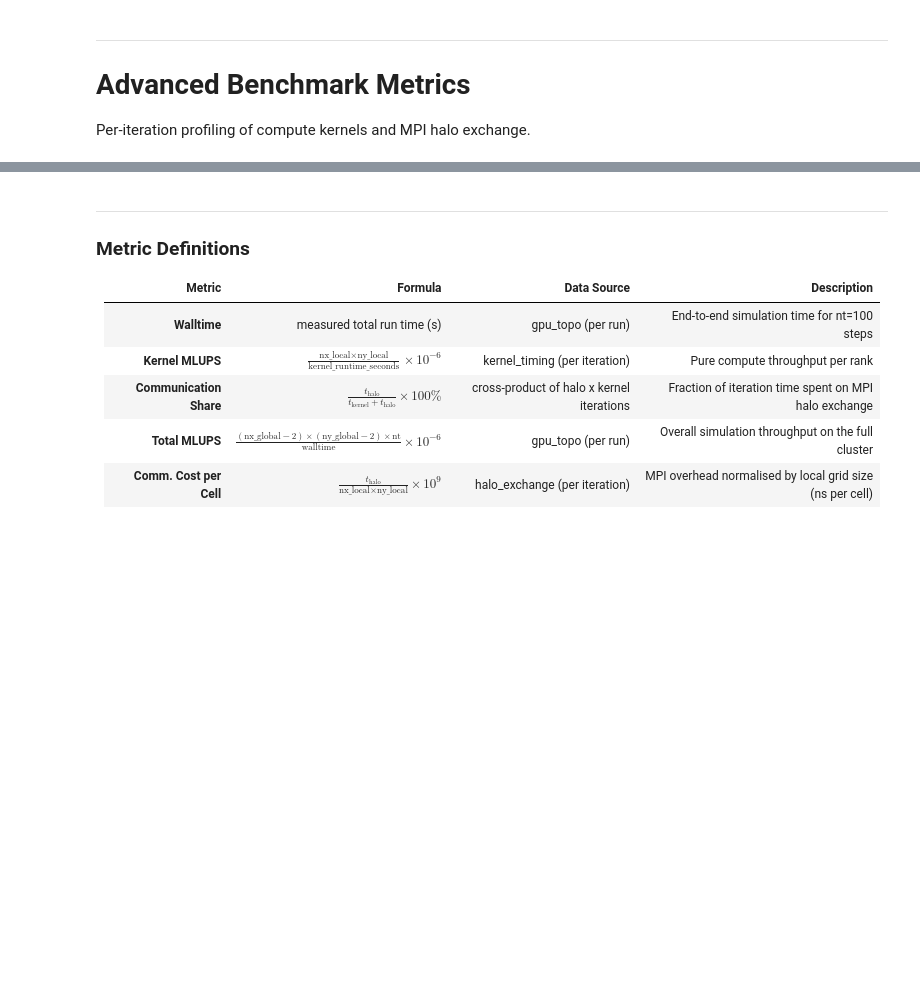
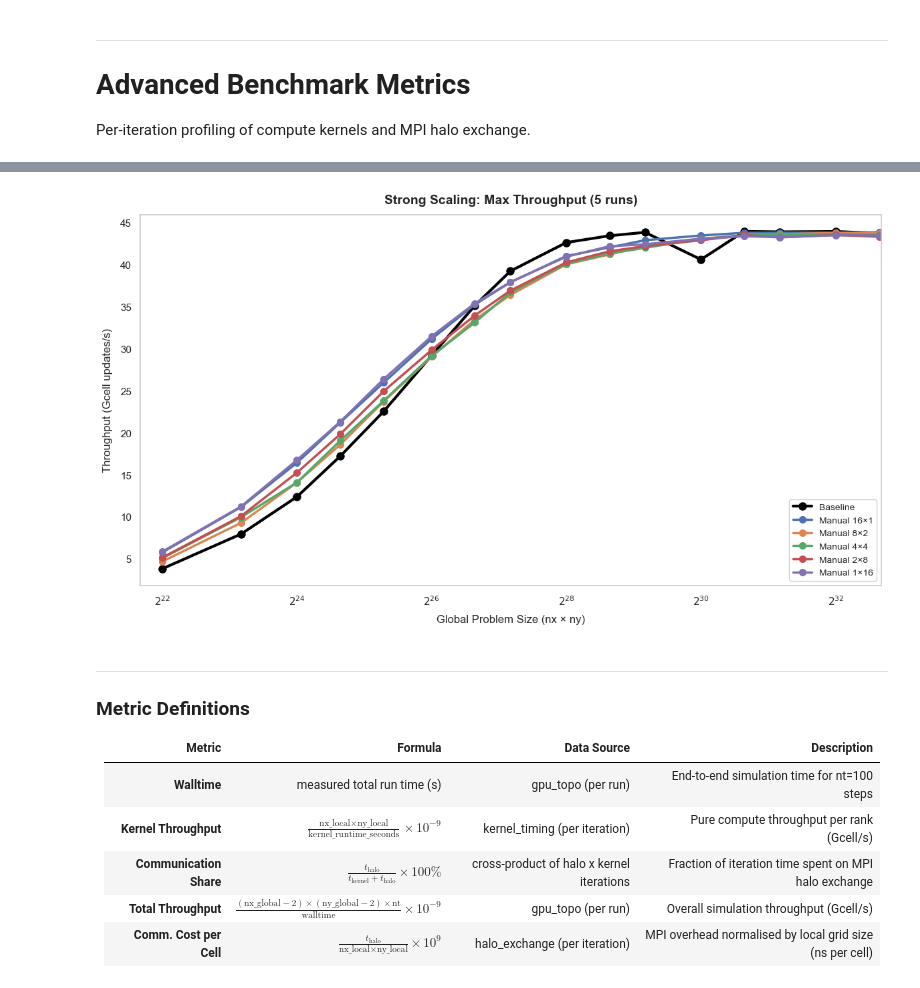
Before and after one commit to ragassler/HPC4WC_project3_domain_decomp, a Jupyter notebook: scripts/Benchmark_Analysis.ipynb, the cells around one changed output, grey strips where cells are left out. Cells and saved outputs as stored; diff of their text form; code cells hidden in the pictures; blank space fills up the shorter version.

```diff
--- a/scripts/Benchmark_Analysis.ipynb
+++ b/scripts/Benchmark_Analysis.ipynb
@@ -78,9 +95,9 @@ Per-iteration profiling of compute kernels and MPI halo exchange.
 # %%
 # --- Compute derived metrics ---
 
-# 1. Kernel MLUPS: one value per kernel iteration
+# 1. Kernel throughput (Gcell/s): one value per kernel iteration
 for df in [k4, k16]:
-    df['kernel_mlups'] = df['nx_local'] * df['ny_local'] / df['kernel_walltime_seconds'] / 1e6
+    df['kernel_mlups'] = df['nx_local'] * df['ny_local'] / df['kernel_walltime_seconds'] / 1e9
 
 # 2. Communication Share: cross-product of kernel x halo iterations per topology
 def compute_comm_share(halo_df, kernel_df):
@@ -99,10 +116,10 @@ def compute_comm_share(halo_df, kernel_df):
 c4  = compute_comm_share(h4, k4)
 c16 = compute_comm_share(h16, k16)
 
-# 3. Total Effective MLUPS
+# 3. Total Effective Throughput (Gcell/s)
 for df in [df4, df16]:
     interior = (df['nx_global'] - 2) * (df['ny_global'] - 2)
-    df['total_mlups'] = interior * df['nt'] / df['walltime'] / 1e6
+    df['total_mlups'] = interior * df['nt'] / df['walltime'] / 1e9
 # 4. Communication Cost per Local Cell (ns)
 for df in [h4, h16]:
     df['comm_cost_ns'] = df['halo_walltime_seconds'] / (df['nx_local'] * df['ny_local']) * 1e9
@@ -150,3 +243,56 @@ plt.show()
+# %%
+import pandas as pd
+import numpy as np
+import matplotlib.pyplot as plt
+import math
+
+sc_baseline = pd.read_csv('../output/strong_scaling_baseline.csv')
+sc_manual   = pd.read_csv('../output/strong_scaling_manual.csv')
+
+def strong_scaling_max(df):
+    """Group strong-scaling CSV by (topology, global size) and return median throughput."""
+    df = df.copy()
+    df['global_cells'] = df['nx_global'] * df['ny_global']
+    df['throughput_g'] = df['cell_updates_per_second'] / 1e9
+    med = (df.groupby(['solver', 'topology', 'global_cells'])['throughput_g']
+             .max().reset_index())
+    return med
+
+def topo_sort(values):
+    return sorted(values, key=lambda t: (-int(t.split('x')[0]), -int(t.split('x')[1])))
+
+def plot_strong_scaling_max(df_base, df_manual, ax):
+    b = strong_scaling_max(df_base)
+    m = strong_scaling_max(df_manual)
+    ax.plot(b['global_cells'], b['throughput_g'], '-o', color='black',
+            linewidth=3, markersize=8, label='Baseline')
+    for topo in topo_sort(m['topology'].unique()):
+        sub = m[m['topology'] == topo].sort_values('global_cells')
+        ax.plot(sub['global_cells'], sub['throughput_g'], '-o',
+                linewidth=2.5, markersize=7,
+                label=f"Manual {topo.replace('x', chr(0x00d7))}")
+    cells = pd.concat([df_base[['nx_global', 'ny_global']], df_manual[['nx_global', 'ny_global']]])
+    gmin, gmax = (cells['nx_global'] * cells['ny_global']).min(), (cells['nx_global'] * cells['ny_global']).max()
+    e0 = int(math.floor(math.log2(gmin)))
+    e1 = int(math.ceil(math.log2(gmax)))
+    ticks  = [2 ** e for e in range(e0, e1 + 1, 2)]
+    labels = [f'$2^{{{e}}}$' for e in range(e0, e1 + 1, 2)]
+    ax.set_xscale('log', base=2)
+    ax.set_xticks(ticks, labels=labels)
+    ax.set_title('Strong Scaling: Max Throughput (5 runs)', fontsize=14, fontweight='bold', pad=12)
+    ax.set_xlabel('Global Problem Size (nx \u00d7 ny)', fontsize=12, labelpad=8)
+    ax.set_ylabel('Throughput (Gcell updates/s)', fontsize=12, labelpad=8)
+    ax.set_xlim((1.6 * 2**21, 1.6 * 2**32))
+    ax.grid(True, which='both', linewidth=1.5, color='white')
+    ax.legend(loc='lower right', fontsize=10, framealpha=0.9)
+    return ax
+
+fig, ax = plt.subplots(figsize=(12, 6.8))
+plot_strong_scaling_max(sc_baseline, sc_manual, ax)
+plt.tight_layout()
+plt.show()
+# %% [output]
+[figure, added]
 # %% [markdown]
 ---
 
@@ -155,7 +301,7 @@ plt.show()
 | Metric | Formula | Data Source | Description |
 |---|---|---|---|
 | **Walltime** | measured total run time (s) | gpu_topo (per run) | End-to-end simulation time for nt=100 steps |
-| **Kernel MLUPS** | $\frac{\text{nx\_local} \times \text{ny\_local}}{\text{kernel\_runtime\_seconds}} \times 10^{-6}$ | kernel_timing (per iteration) | Pure compute throughput per rank |
+| **Kernel Throughput** | $\frac{\text{nx\_local} \times \text{ny\_local}}{\text{kernel\_runtime\_seconds}} \times 10^{-9}$ | kernel_timing (per iteration) | Pure compute throughput per rank (Gcell/s) |
 | **Communication Share** | $\frac{t_{\text{halo}}}{t_{\text{kernel}} + t_{\text{halo}}} \times 100\%$ | cross-product of halo x kernel iterations | Fraction of iteration time spent on MPI halo exchange |
-| **Total MLUPS** | $\frac{(\text{nx\_global} - 2) \times (\text{ny\_global} - 2) \times \text{nt}}{\text{walltime}} \times 10^{-6}$ | gpu_topo (per run) | Overall simulation throughput on the full cluster |
+| **Total Throughput** | $\frac{(\text{nx\_global} - 2) \times (\text{ny\_global} - 2) \times \text{nt}}{\text{walltime}} \times 10^{-9}$ | gpu_topo (per run) | Overall simulation throughput (Gcell/s) |
 | **Comm. Cost per Cell** | $\frac{t_{\text{halo}}}{\text{nx\_local} \times \text{ny\_local}} \times 10^{9}$ | halo_exchange (per iteration) | MPI overhead normalised by local grid size (ns per cell) |
```
Also changed, not shown: parts of 10 cells of this notebook, 42 other files.
